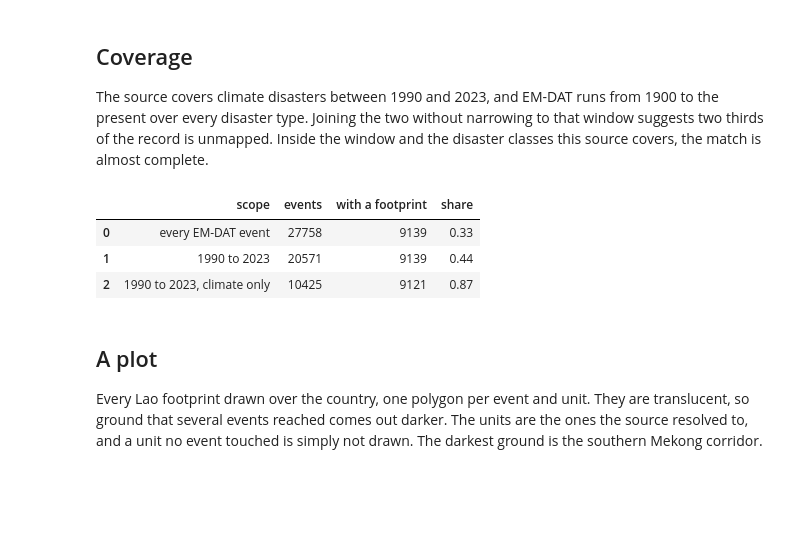
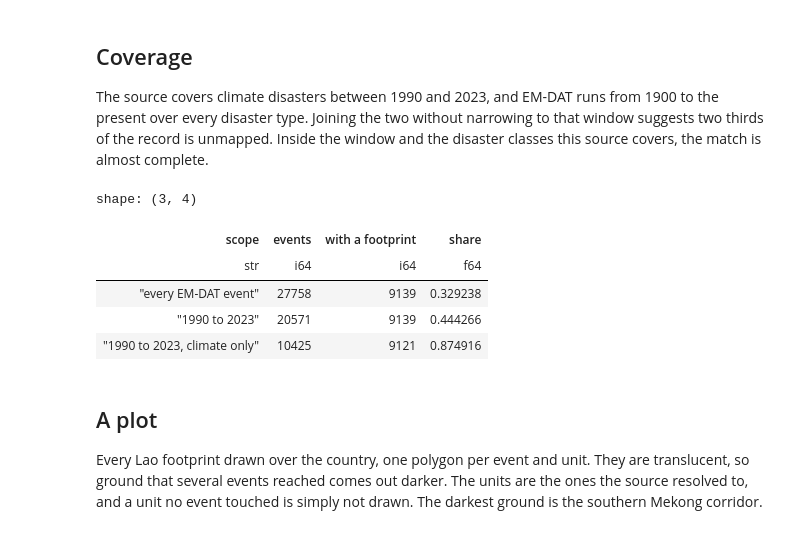
Before and after one commit to jessegrabowski/climate-risk, a Jupyter notebook: examples/hazard/geo_disasters.ipynb, the cells around one changed output. Drawn from its saved outputs; the diff is of its cells as text; code cells hidden in the pictures; blank space fills up the shorter version.

```diff
--- a/examples/hazard/geo_disasters.ipynb
+++ b/examples/hazard/geo_disasters.ipynb
@@ -110,29 +109,31 @@ almost complete.
 # %%
 events = load_emdat_events(cache_dir)
 located = set(locations["DisNo."])
 
 in_window = events.filter(pl.col("Start_Year").dt.year().is_between(1990, 2023))
 scopes = {
     "every EM-DAT event": events,
     "1990 to 2023": in_window,
     "1990 to 2023, climate only": in_window.filter(pl.col("disaster_class").is_not_null()),
 }
 
-pd.DataFrame(
+pl.DataFrame(
     [
         {
             "scope": name,
             "events": frame.height,
             "with a footprint": frame.filter(pl.col("DisNo.").is_in(located)).height,
         }
         for name, frame in scopes.items()
     ]
-).assign(share=lambda frame: frame["with a footprint"] / frame["events"])
+).with_columns((pl.col("with a footprint") / pl.col("events")).alias("share"))
 # %% [output]
+shape: (3, 4)
-|  | scope | events | with a footprint | share |
-| 0 | every EM-DAT event | 27758 | 9139 | 0.33 |
-| 1 | 1990 to 2023 | 20571 | 9139 | 0.44 |
-| 2 | 1990 to 2023, climate only | 10425 | 9121 | 0.87 |
+| scope | events | with a footprint | share |
+| str | i64 | i64 | f64 |
+| "every EM-DAT event" | 27758 | 9139 | 0.329238 |
+| "1990 to 2023" | 20571 | 9139 | 0.444266 |
+| "1990 to 2023, climate only" | 10425 | 9121 | 0.874916 |
 # %% [markdown]
 ## A plot
 
```
Also changed, not shown: parts of 2 cells of this notebook, 2 other files.
